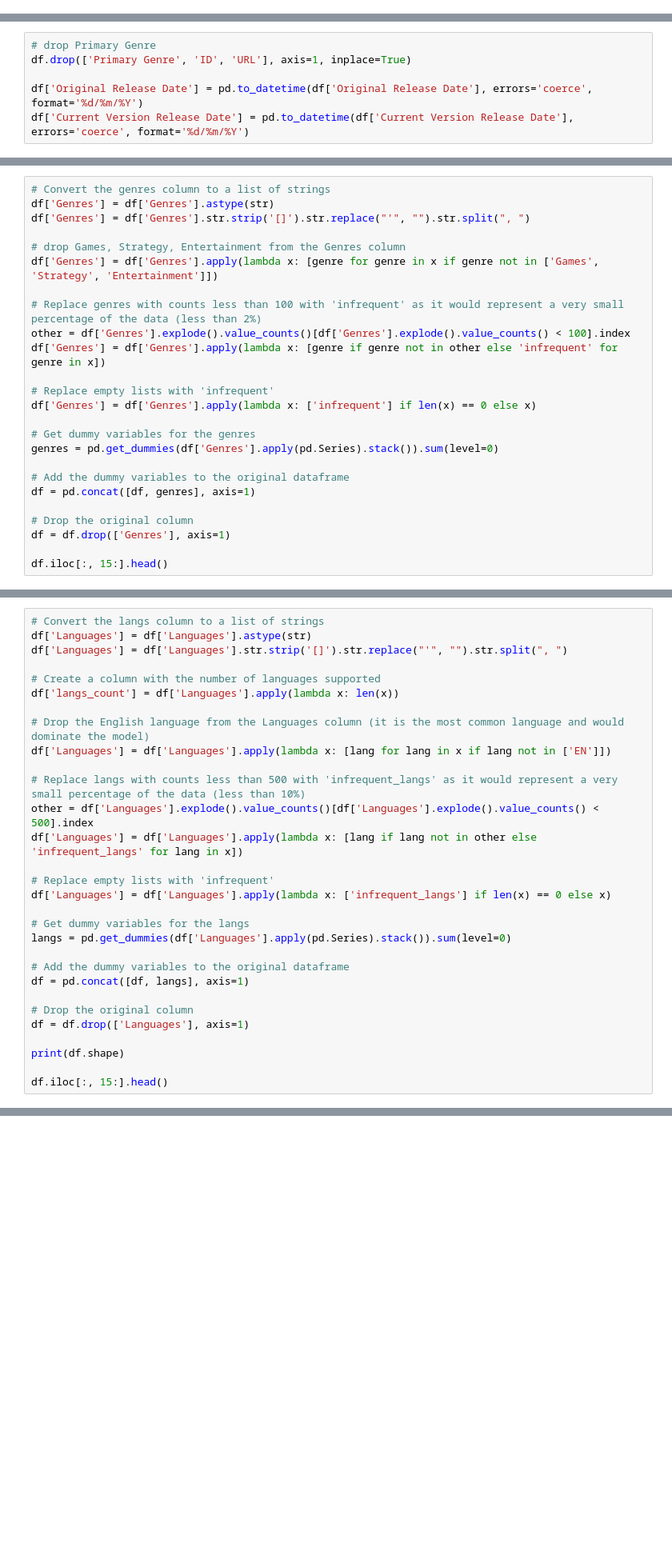
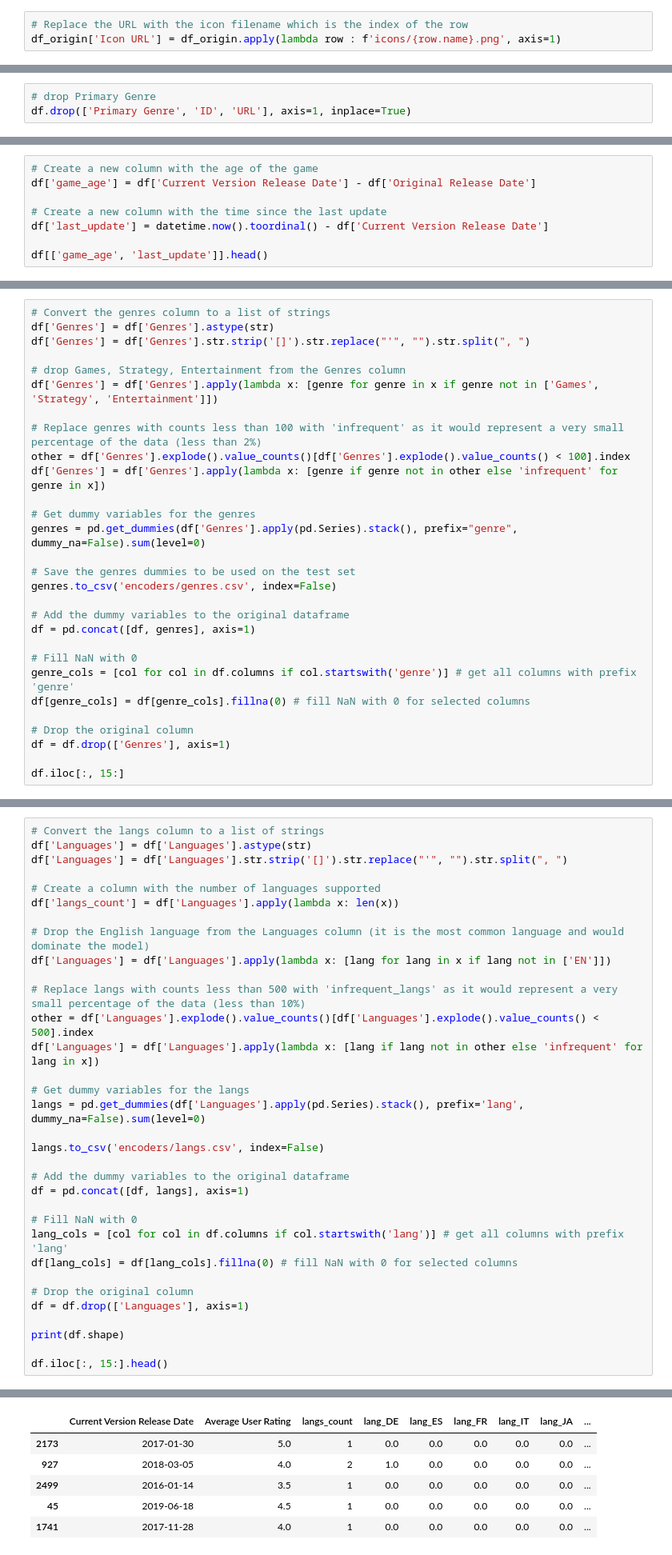
Before and after one commit to yusufnasserdev/games-rating-model, a Jupyter notebook: Phase1/preprocessing.ipynb, the cells around one changed output, grey strips where cells are left out. Shown at 80% size. Cells and saved outputs as stored; diff of their text form; blank space fills up the shorter version.

Commit message:
Updated genres and languages encoding
Co-Authored-By: I-Man104 <ayman.m.h104@gmail.com>

```diff
--- a/Phase1/preprocessing.ipynb
+++ b/Phase1/preprocessing.ipynb
@@ -22,3 +50,6 @@ df_origin = pd.read_csv('games-regression-dataset.csv')
+# %%
+# Replace the URL with the icon filename which is the index of the row
+df_origin['Icon URL'] = df_origin.apply(lambda row : f'icons/{row.name}.png', axis=1)
 # %% [markdown]
 ## Data Splitting
 # %%
@@ -31,6 +64,3 @@ df_test.to_csv('df_test.csv', index=False)
 # %%
 # drop Primary Genre
 df.drop(['Primary Genre', 'ID', 'URL'], axis=1, inplace=True)
-
-df['Original Release Date'] = pd.to_datetime(df['Original Release Date'], errors='coerce', format='%d/%m/%Y')
-df['Current Version Release Date'] = pd.to_datetime(df['Current Version Release Date'], errors='coerce', format='%d/%m/%Y')
@@ -37,3 +75,11 @@ df['Current Version Release Date'] = pd.to_datetime(df['Current Version Release
+# %%
+# Create a new column with the age of the game
+df['game_age'] = df['Current Version Release Date'] - df['Original Release Date']
+
+# Create a new column with the time since the last update
+df['last_update'] = datetime.now().toordinal() - df['Current Version Release Date']
+
+df[['game_age', 'last_update']].head()
 # %% [markdown]
 ## Data Exploration
 # %% [markdown]
@@ -148,16 +177,20 @@ df['Genres'] = df['Genres'].apply(lambda x: [genre for genre in x if genre not i
 other = df['Genres'].explode().value_counts()[df['Genres'].explode().value_counts() < 100].index
 df['Genres'] = df['Genres'].apply(lambda x: [genre if genre not in other else 'infrequent' for genre in x])
 
-# Replace empty lists with 'infrequent'
-df['Genres'] = df['Genres'].apply(lambda x: ['infrequent'] if len(x) == 0 else x)
+# Get dummy variables for the genres
+genres = pd.get_dummies(df['Genres'].apply(pd.Series).stack(), prefix="genre", dummy_na=False).sum(level=0)
 
-# Get dummy variables for the genres
-genres = pd.get_dummies(df['Genres'].apply(pd.Series).stack()).sum(level=0)
+# Save the genres dummies to be used on the test set
+genres.to_csv('encoders/genres.csv', index=False)
 
 # Add the dummy variables to the original dataframe
 df = pd.concat([df, genres], axis=1)
 
+# Fill NaN with 0
+genre_cols = [col for col in df.columns if col.startswith('genre')] # get all columns with prefix 'genre'
+df[genre_cols] = df[genre_cols].fillna(0) # fill NaN with 0 for selected columns
+
 # Drop the original column
 df = df.drop(['Genres'], axis=1)
 
-df.iloc[:, 15:].head()
+df.iloc[:, 15:]
@@ -258,16 +283,19 @@ df['Languages'] = df['Languages'].apply(lambda x: [lang for lang in x if lang no
 
 # Replace langs with counts less than 500 with 'infrequent_langs' as it would represent a very small percentage of the data (less than 10%)
 other = df['Languages'].explode().value_counts()[df['Languages'].explode().value_counts() < 500].index
-df['Languages'] = df['Languages'].apply(lambda x: [lang if lang not in other else 'infrequent_langs' for lang in x])
-
-# Replace empty lists with 'infrequent'
-df['Languages'] = df['Languages'].apply(lambda x: ['infrequent_langs'] if len(x) == 0 else x)
+df['Languages'] = df['Languages'].apply(lambda x: [lang if lang not in other else 'infrequent' for lang in x])
 
 # Get dummy variables for the langs
-langs = pd.get_dummies(df['Languages'].apply(pd.Series).stack()).sum(level=0)
+langs = pd.get_dummies(df['Languages'].apply(pd.Series).stack(), prefix='lang', dummy_na=False).sum(level=0)
+
+langs.to_csv('encoders/langs.csv', index=False)
 
 # Add the dummy variables to the original dataframe
 df = pd.concat([df, langs], axis=1)
+
+# Fill NaN with 0
+lang_cols = [col for col in df.columns if col.startswith('lang')] # get all columns with prefix 'lang'
+df[lang_cols] = df[lang_cols].fillna(0) # fill NaN with 0 for selected columns
 
 # Drop the original column
 df = df.drop(['Languages'], axis=1)
@@ -275,3 +303,4 @@ df = df.drop(['Languages'], axis=1)
 print(df.shape)
 
 df.iloc[:, 15:].head()
+# %% [output]
@@ -278,3 +308,9 @@ df.iloc[:, 15:].head()
+|  | Current Version Release Date | Average User Rating | langs_count | lang_DE | lang_ES | lang_FR | lang_IT | lang_JA | ... |
+| 2173 | 2017-01-30 | 5.0 | 1 | 0.0 | 0.0 | 0.0 | 0.0 | 0.0 | ... |
+| 927 | 2018-03-05 | 4.0 | 2 | 1.0 | 0.0 | 0.0 | 0.0 | 0.0 | ... |
+| 2499 | 2016-01-14 | 3.5 | 1 | 0.0 | 0.0 | 0.0 | 0.0 | 0.0 | ... |
+| 45 | 2019-06-18 | 4.5 | 1 | 0.0 | 0.0 | 0.0 | 0.0 | 0.0 | ... |
+| 1741 | 2017-11-28 | 4.0 | 1 | 0.0 | 0.0 | 0.0 | 0.0 | 0.0 | ... |
 # %% [markdown]
 ### 3. Multi-label binarizer
 # %%
```
Also changed, not shown: parts of 30 cells of this notebook, 4 other files.
